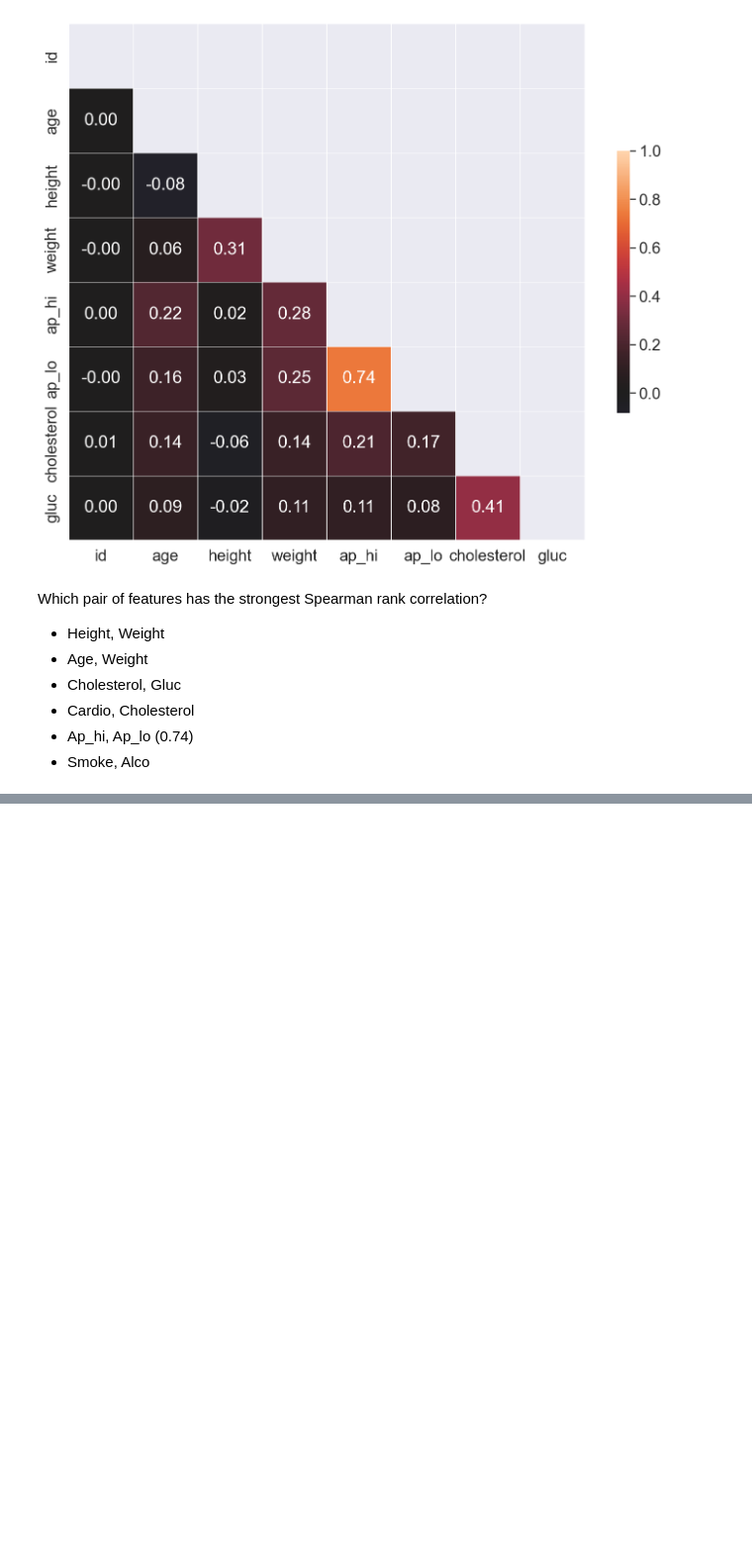
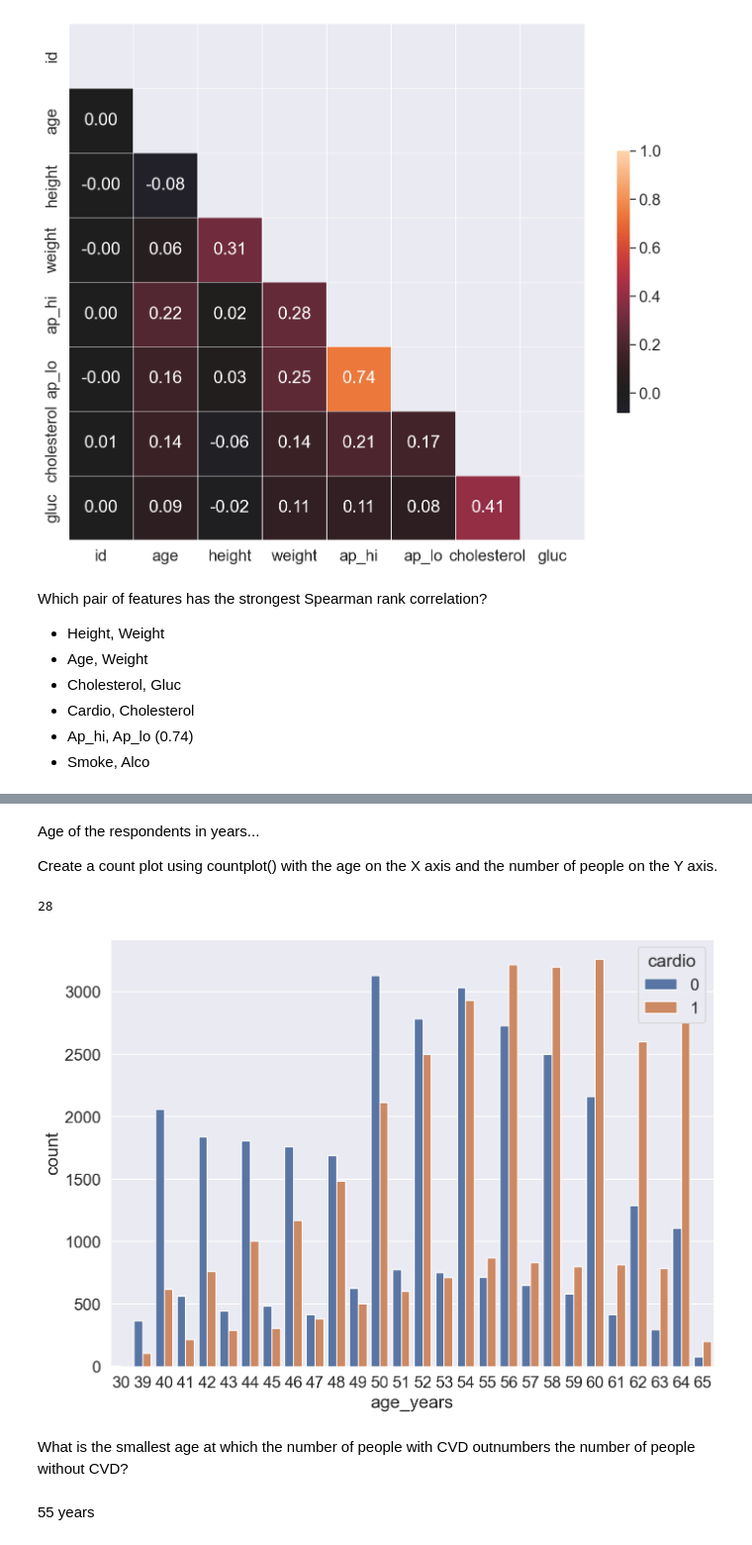
Before and after one commit to Rahul-YYC/data-science-machine-learning, a Jupyter notebook: DS-CardiovascularVisualization/cardiovascular_analysis.ipynb, the cells around one changed output, grey strips where cells are left out. Shown at 99% size. Saved outputs shown, nothing was run; the diff lists cells and outputs as text; code cells hidden in the pictures; blank space fills up the shorter version.

Commit message:
Added Countplot

```diff
--- a/DS-CardiovascularVisualization/cardiovascular_analysis.ipynb
+++ b/DS-CardiovascularVisualization/cardiovascular_analysis.ipynb
@@ -490,0 +511,17 @@ Which pair of features has the strongest Spearman rank correlation?
+# %% [markdown]
+Age of the respondents in years...
+
+Create a count plot using countplot() with the age on the X axis and the number of people on the Y axis.
+# %%
+n_age_years = df["age_years"].nunique()
+n_age_years
+# %% [output]
+28
+# %%
+sns.countplot(x="age_years", hue="cardio", data=df);
+# %% [output]
+[figure, added]
+# %% [markdown]
+What is the smallest age at which the number of people with CVD outnumbers the number of people without CVD?
+# %% [markdown]
+55 years
```
Also changed, not shown: parts of 1 cell of this notebook.
